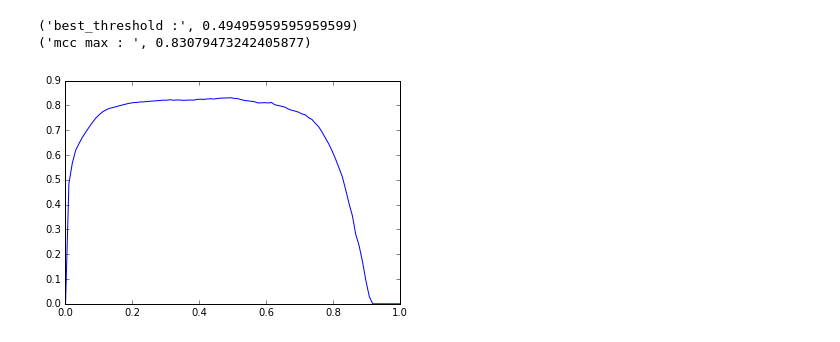
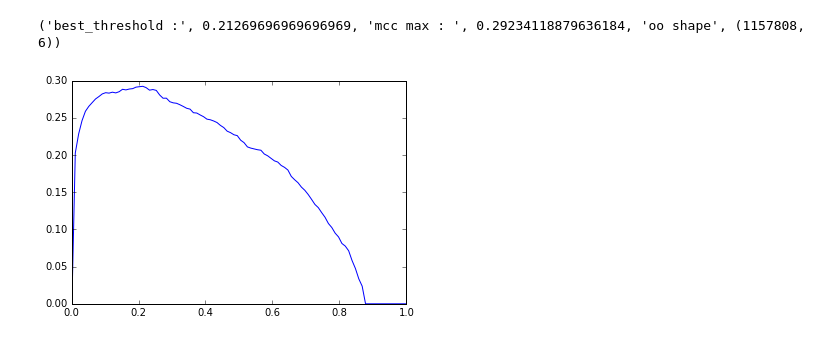
Before and after one commit to Laurae2/Bosch, a Jupyter notebook: bosch_MCC.ipynb, the cells around one changed output. Saved outputs shown, nothing was run; the diff lists cells and outputs as text; code cells hidden in the pictures.

Commit message:
Add files via upload
different MCC analysis with/without GF0,GF1 ans station32

```diff
--- a/bosch_MCC.ipynb
+++ b/bosch_MCC.ipynb
@@ -9,5 +9,6 @@ import matplotlib.pyplot as plt
 %matplotlib inline
 # %%
 os.chdir('c:/data/bosh/python/')
-oof = pd.read_csv("../subs/subs_blend_oob.csv")
-oof.columns
+oof = pd.read_csv("../subs/oob55157.csv")
+print oof.columns
+thresholds = np.linspace(0.001, 0.999, 100)
@@ -14,14 +80,10 @@ oof.columns
 # %%
-#oo = oo.loc[oo['DATE_S32max'].isnull() ]
-oo = oof.loc[oof['DATE_S32max'].notnull() ]
-# pick the best threshold out-of-fold
+#WITHOUT S32 GF1 GF0
+oo = oof.loc[ (oof['DATE_S32max'].isnull() ) & (oof['GF0'] == 0) & (oof['GF1'] == 0) ]
 thresholds = np.linspace(0.001, 0.999, 100)
 mcc = np.array([matthews_corrcoef(oo['Response'], oo['Prediction']>thr) for thr in thresholds])
 plt.plot(thresholds, mcc)
-best_threshold = thresholds[mcc.argmax()]
-print('best_threshold :',best_threshold)
-print('mcc max : ',mcc.max())
+print('best_threshold :',thresholds[mcc.argmax()],'mcc max : ',mcc.max(),'oo shape',oo.shape)
 # %% [output]
-('best_threshold :', 0.49495959595959599)
-('mcc max : ', 0.83079473242405877)
+('best_threshold :', 0.21269696969696969, 'mcc max : ', 0.29234118879636184, 'oo shape', (1157808, 6))
-[figure, old version]
+[figure, new version]
```
Also changed, not shown: parts of 9 cells of this notebook.
